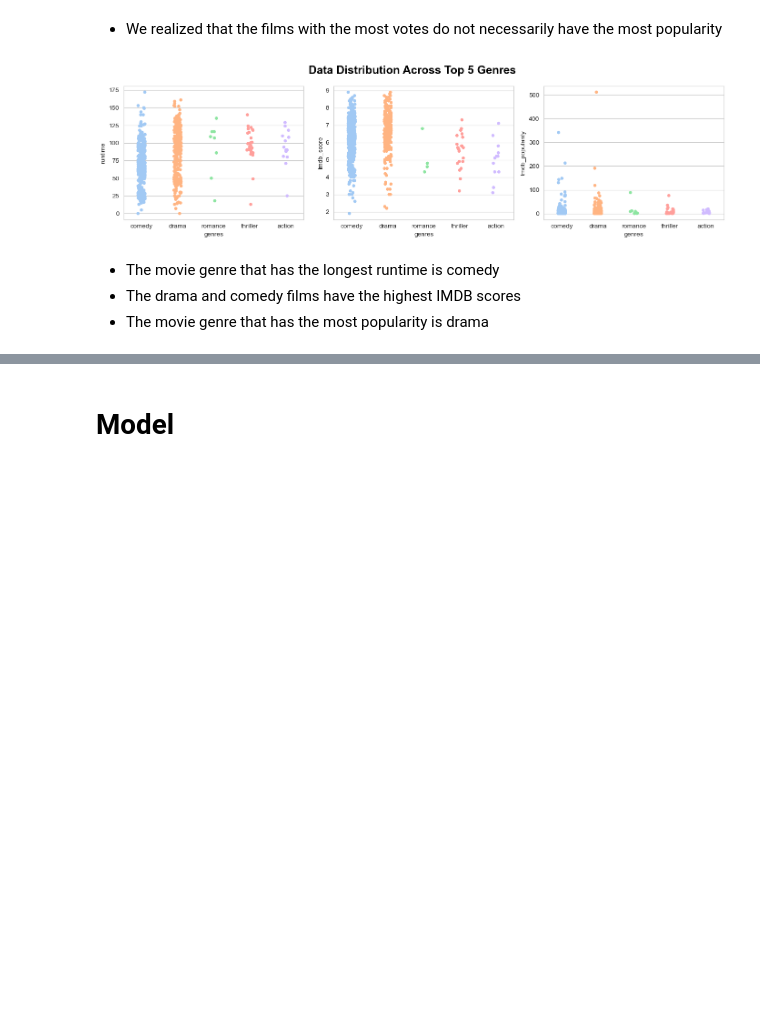
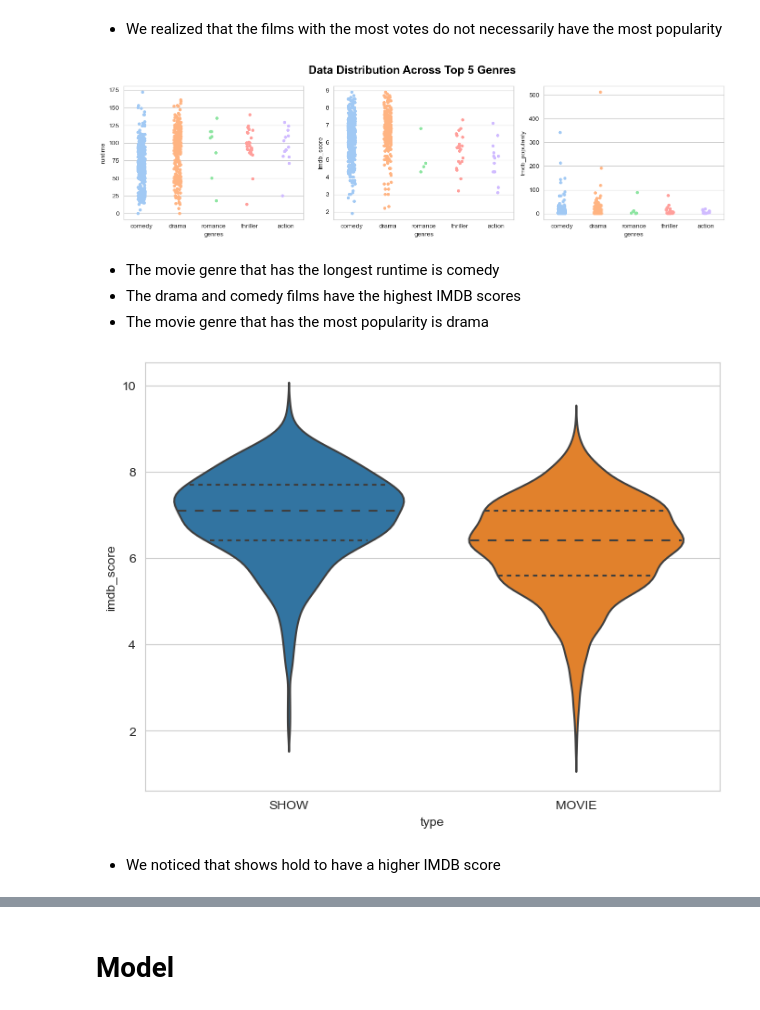
Before and after one commit to leonardoccarv/NetflixClustering, a Jupyter notebook: NetflixRecommendation.ipynb, the cells around one changed output, grey strips where cells are left out. Saved outputs shown, nothing was run; the diff lists cells and outputs as text; code cells hidden in the pictures; blank space fills up the shorter version.

Commit message:
missing values and clean data

```diff
--- a/NetflixRecommendation.ipynb
+++ b/NetflixRecommendation.ipynb
@@ -132,3 +119,6 @@ def clean_columns(s):
 
 df['genres'] = df['genres'].apply(clean_columns)
 df['production_countries'] = df['production_countries'].apply(clean_columns)
+
+df_titles['genres'] = df_titles['genres'].apply(clean_columns)
+df_titles['production_countries'] = df_titles['production_countries'].apply(clean_columns)
@@ -336,11 +360,18 @@ for i, y in enumerate(['runtime', 'imdb_score','tmdb_popularity']):
 
 plt.tight_layout()
 # %% [output]
-[figure, old version]
+[figure, new version]
 # %% [markdown]
 - The movie genre that has the longest runtime is comedy
 - The drama and comedy films have the highest IMDB scores
 - The movie genre that has the most popularity is drama
+# %%
+plt.figure(figsize=(8,6))
+sns.violinplot(x='type', y='imdb_score', data=df_titles, inner='quart');
+# %% [output]
+[figure, added]
+# %% [markdown]
+- We noticed that shows hold to have a higher IMDB score
 # %%
 ax = df[['release_year', 'runtime', 'seasons', 'imdb_score', 'imdb_votes', 'tmdb_popularity', 'tmdb_score']]
 
```
Also changed, not shown: parts of 20 cells of this notebook.
